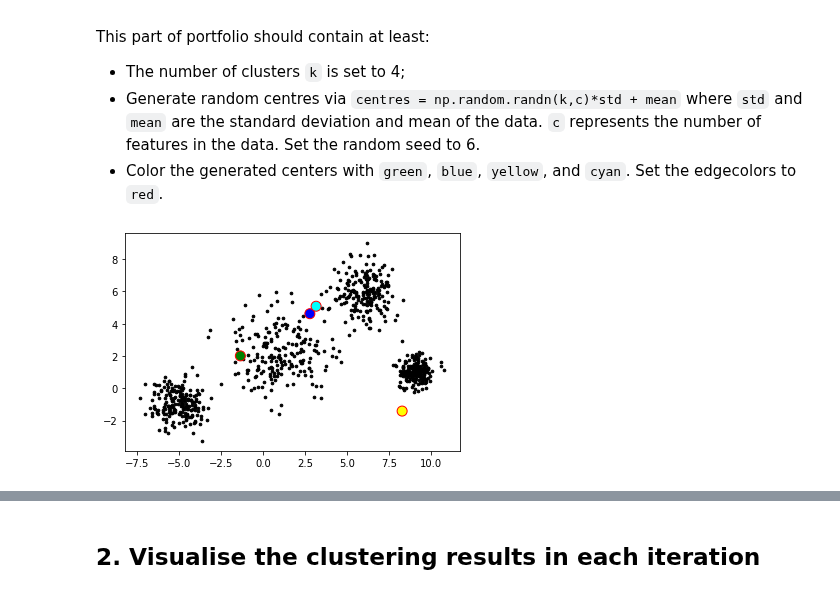
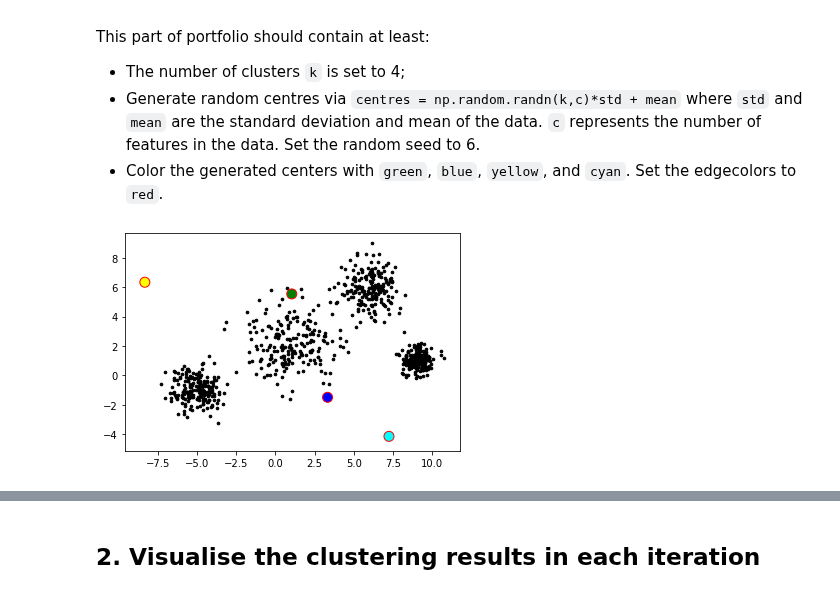
Before and after one commit to fracomp/datascience, a Jupyter notebook: Portfolio 3.ipynb, the cells around one changed output, grey strips where cells are left out. Cells and saved outputs as stored; diff of their text form; code cells hidden in the pictures.

```diff
--- a/Portfolio 3.ipynb
+++ b/Portfolio 3.ipynb
@@ -44,11 +50,13 @@ This part of portfolio should contain at least:
 - Generate random centres via `centres = np.random.randn(k,c)*std + mean` where `std` and `mean` are the standard deviation and mean of the data. `c` represents the number of features in the data. Set the random seed to 6.
 - Color the generated centers with `green`, `blue`, `yellow`, and `cyan`. Set the edgecolors to `red`.
 # %%
-random.seed(6)
-k=4
+#Set the random seed to 6.
+np.random.seed(6)
+
+k=4 #number of clusters
+
 centers = np.random.randn(k,2)*data.std() +data.mean()
-centers
 plt.scatter(data[:,0], data[:,1], s=7, c='k')
 plt.scatter(centers[:, 0], centers[:, 1], c=['green','blue','yellow','cyan'], s=100,edgecolors='red');
 # %% [output]
-[figure, old version]
+[figure, new version]
```
Also changed, not shown: parts of 15 cells of this notebook.
